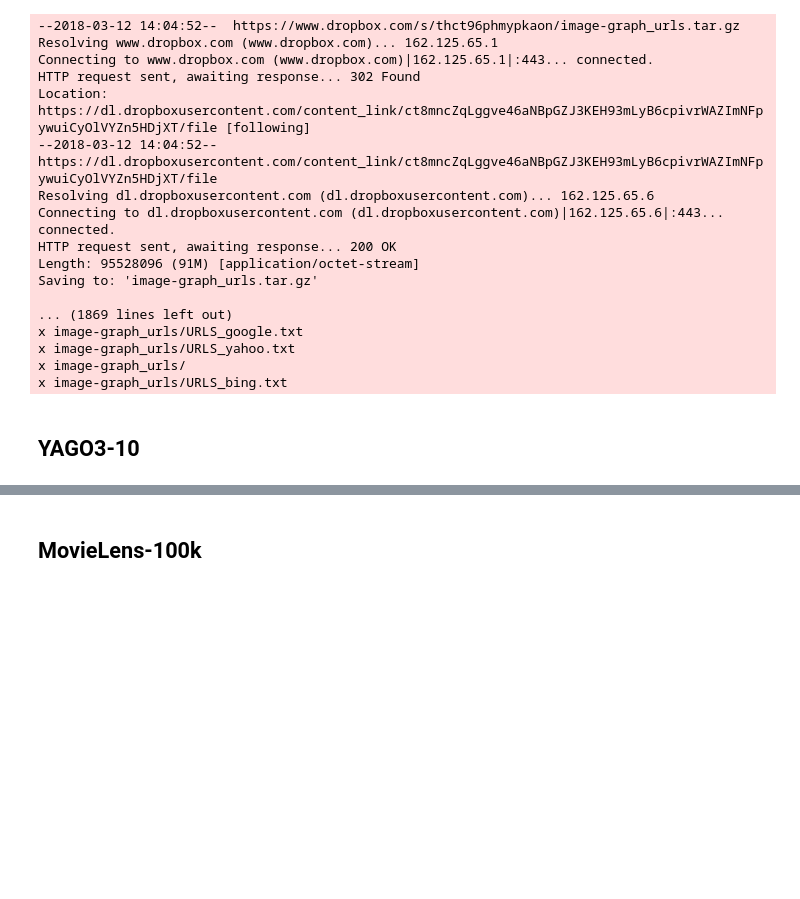
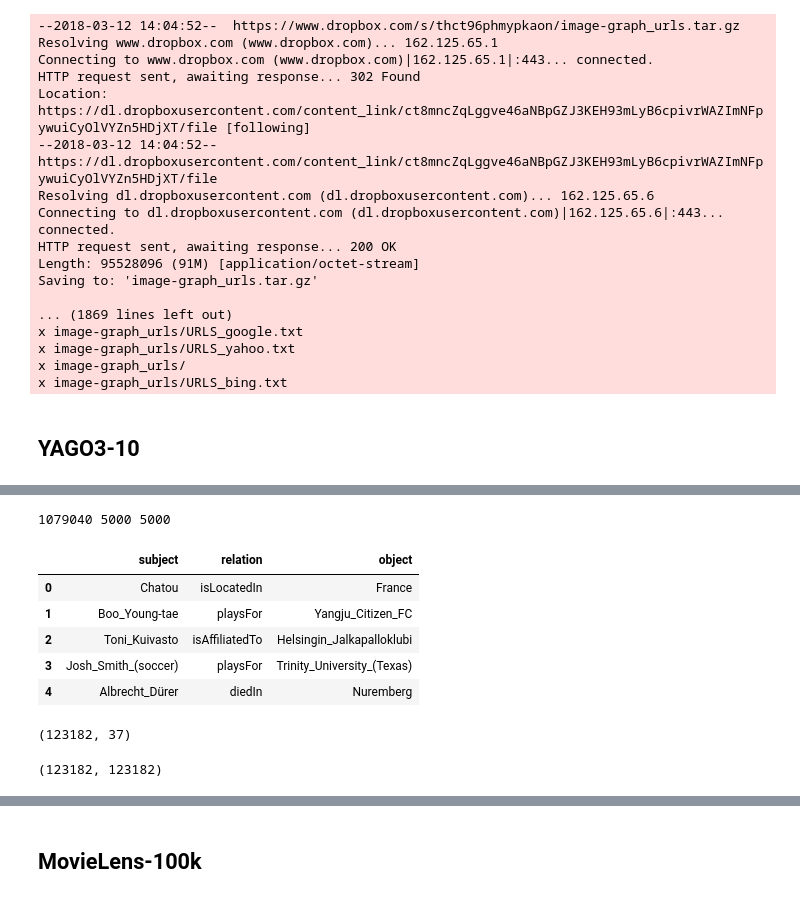
Before and after one commit to jrieke/sampled-rgcn, a Jupyter notebook: playground.ipynb, the cells around one changed output, grey strips where cells are left out. Saved outputs shown, nothing was run; the diff lists cells and outputs as text; code cells hidden in the pictures; blank space fills up the shorter version.

```diff
--- a/playground.ipynb
+++ b/playground.ipynb
@@ -267,0 +336,32 @@ x image-graph_urls/URLS_bing.txt
+# %%
+yago_dir = '../data/yago3-10'
+# %%
+train_triples = pd.read_csv(os.path.join(yago_dir, 'train.txt'), sep='\t', names=['subject', 'relation', 'object'])
+val_triples = pd.read_csv(os.path.join(yago_dir, 'valid.txt'), sep='\t', names=['subject', 'relation', 'object'])
+test_triples = pd.read_csv(os.path.join(yago_dir, 'test.txt'), sep='\t', names=['subject', 'relation', 'object'])
+print(len(train_triples), len(val_triples), len(test_triples))
+train_triples.head()
+# %% [output]
+1079040 5000 5000
+|  | subject | relation | object |
+| 0 | Chatou | isLocatedIn | France |
+| 1 | Boo_Young-tae | playsFor | Yangju_Citizen_FC |
+| 2 | Toni_Kuivasto | isAffiliatedTo | Helsingin_Jalkapalloklubi |
+| 3 | Josh_Smith_(soccer) | playsFor | Trinity_University_(Texas) |
+| 4 | Albrecht_Dürer | diedIn | Nuremberg |
+# %%
+entity_map = utils.IndexMap(train_triples[['subject', 'object']],
+                            val_triples[['subject', 'object']],
+                            test_triples[['subject', 'object']])
+
+relation_map = utils.IndexMap(train_triples['relation'],
+                              val_triples['relation'],
+                              test_triples['relation'])
+
+# TODO: Maybe rename num_entities.
+num_nodes = len(entity_map)
+num_relations = len(relation_map)
+
+num_nodes, num_relations
+# %% [output]
+(123182, 37)
@@ -267,0 +371,4 @@ x image-graph_urls/URLS_bing.txt
+# %%
+feat_data.shape
+# %% [output]
+(123182, 123182)
```
Also changed, not shown: parts of 52 cells of this notebook, 1 other file.
